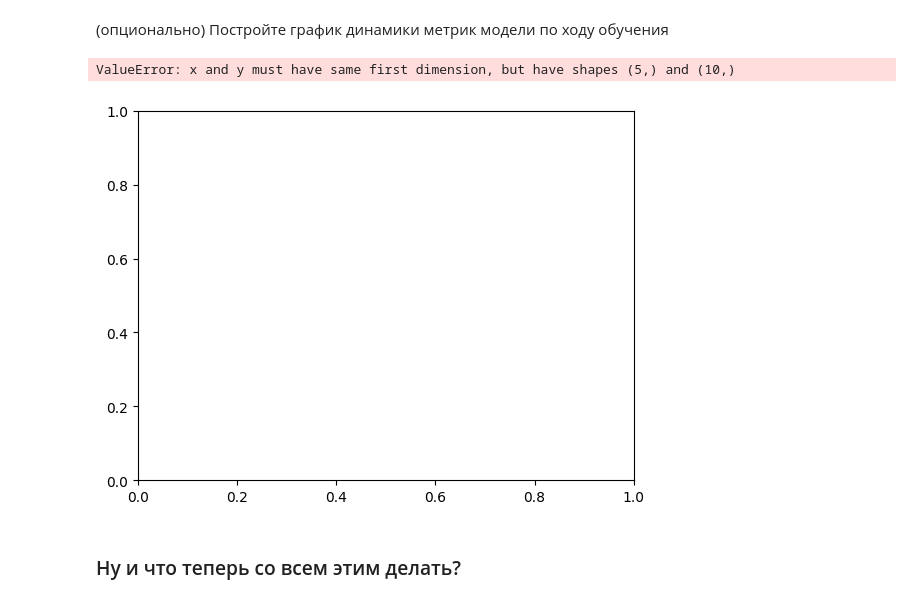
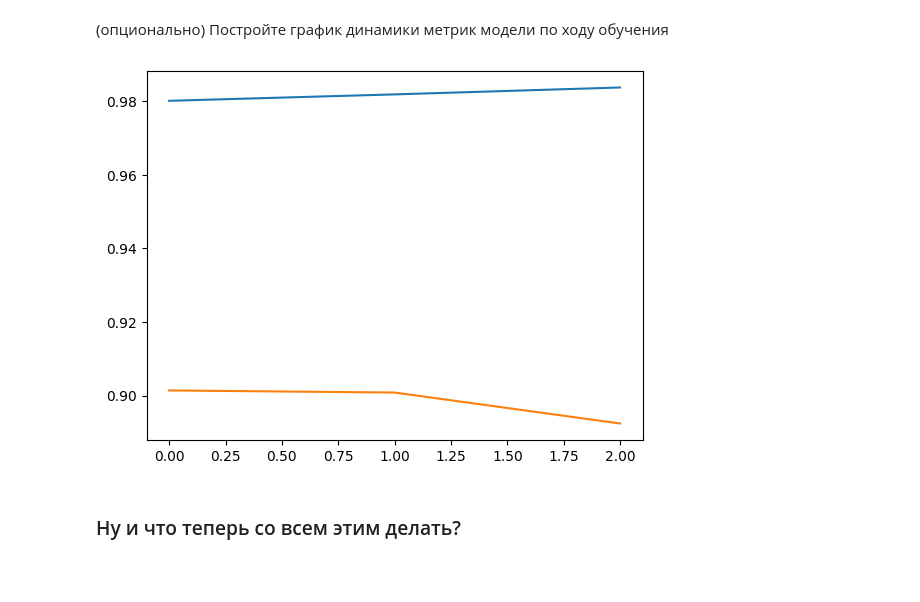
Before and after one commit to Igor-Oreh/Deep-Learning-Homeworks, a Jupyter notebook: week_07_cnn_and_fine_tuning/Homework/hw_5_simpsons_classification.ipynb, the cells around one changed output. Saved outputs shown, nothing was run; the diff lists cells and outputs as text; code cells hidden in the pictures; blank space fills up the shorter version.

```diff
--- a/week_07_cnn_and_fine_tuning/Homework/hw_5_simpsons_classification.ipynb
+++ b/week_07_cnn_and_fine_tuning/Homework/hw_5_simpsons_classification.ipynb
@@ -553,8 +560,9 @@ def train_one_epoch(model, dataloader, optimizer, criterion):
     optimizer.zero_grad()
 
 
-    logits = model(X_batch)
-    loss = criterion(logits, y_batch)
+    output = model(X_batch)
+    logits = torch.softmax(output, dim=1)
+    loss = criterion(output, y_batch)
 
     preds = logits.argmax(dim=1)
     all_preds.extend(preds.cpu().tolist())
@@ -573,7 +581,8 @@ def predict_one_epoch(model, dataloader):
     all_targets = []
     for X_batch, y_batch in tqdm(dataloader):
       X_batch, y_batch = X_batch.to(DEVICE), y_batch.to(DEVICE)
-      logits = model(X_batch)
+      output = model(X_batch)
+      logits = torch.softmax(output, dim=1)
       preds = logits.argmax(dim=1)
       all_preds.extend(preds.cpu().tolist())
       all_targets.extend(y_batch.cpu().tolist())
@@ -606,7 +615,7 @@ def train(model, dataloaders, max_epochs, optimizer, loss_func):
 # %%
 #criterion = nn.CrossEntropyLoss(weight = torch.Tensor(class_weights).to(DEVICE))
 criterion = nn.CrossEntropyLoss()
-optimizer = torch.optim.Adam(model_simple_cnn.parameters(), lr = 1e-3)
+optimizer = torch.optim.Adam(model_simple_cnn.parameters(), lr = 3e-4)
 # %% [markdown]
 Запустите обучение сети
 # %%
@@ -617,2 +643,2 @@ EPOCH 1 / 10
 # %%
-metrics1 = train(model_simple_cnn, loaders, 10, optimizer, criterion)
+metrics = train(model_simple_cnn, loaders, 3, optimizer, criterion)
@@ -619,12 +655,11 @@ metrics1 = train(model_simple_cnn, loaders, 10, optimizer, criterion)
 # %% [markdown]
 (опционально) Постройте график динамики метрик модели по ходу обучения
 # %%
-plt.plot(list(range(5)), metrics[0])
-plt.plot(list(range(5)), metrics[1])
+plt.plot(list(range(len(metrics[0]))), metrics[0])
+plt.plot(list(range(len(metrics[1]))), metrics[1])
 plt.show()
 # %% [output]
-ValueError: x and y must have same first dimension, but have shapes (5,) and (10,)
-[figure, old version]
+[figure, new version]
 # %% [markdown]
 ### Ну и что теперь со всем этим делать?
 # %% [markdown]
```
Also changed, not shown: parts of 13 cells of this notebook.
